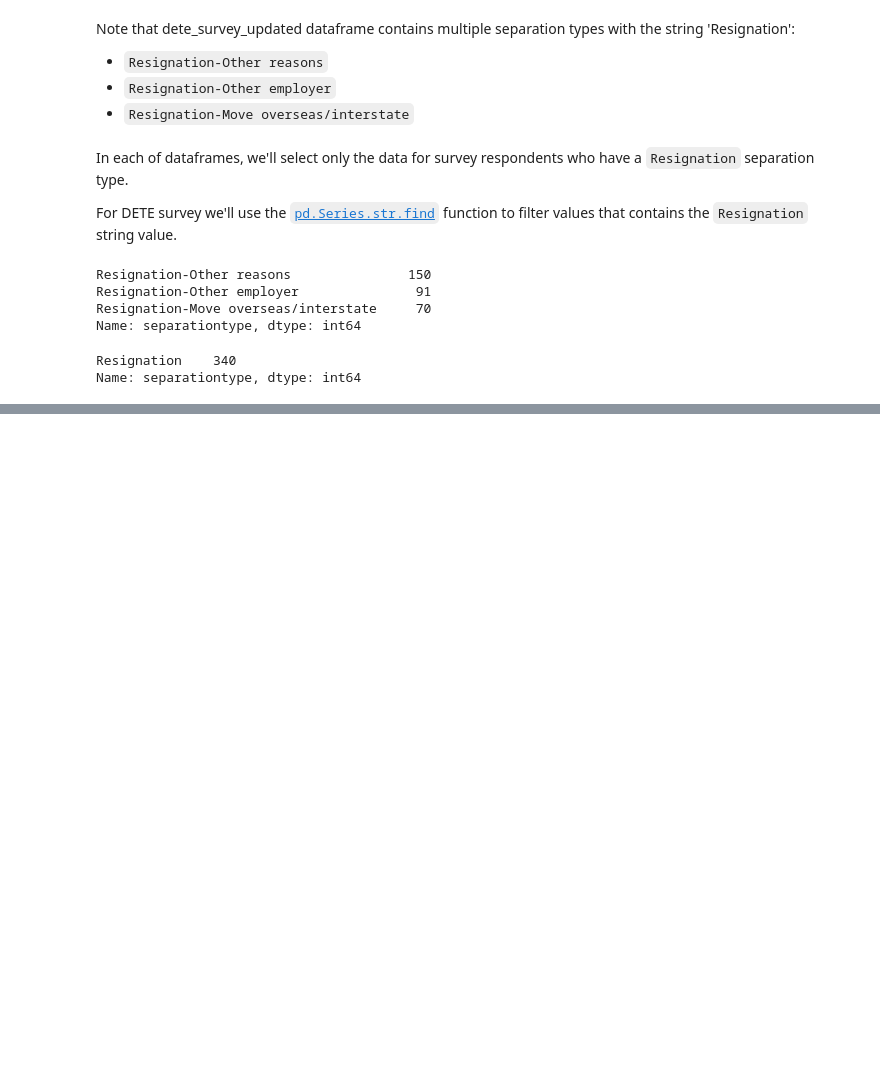
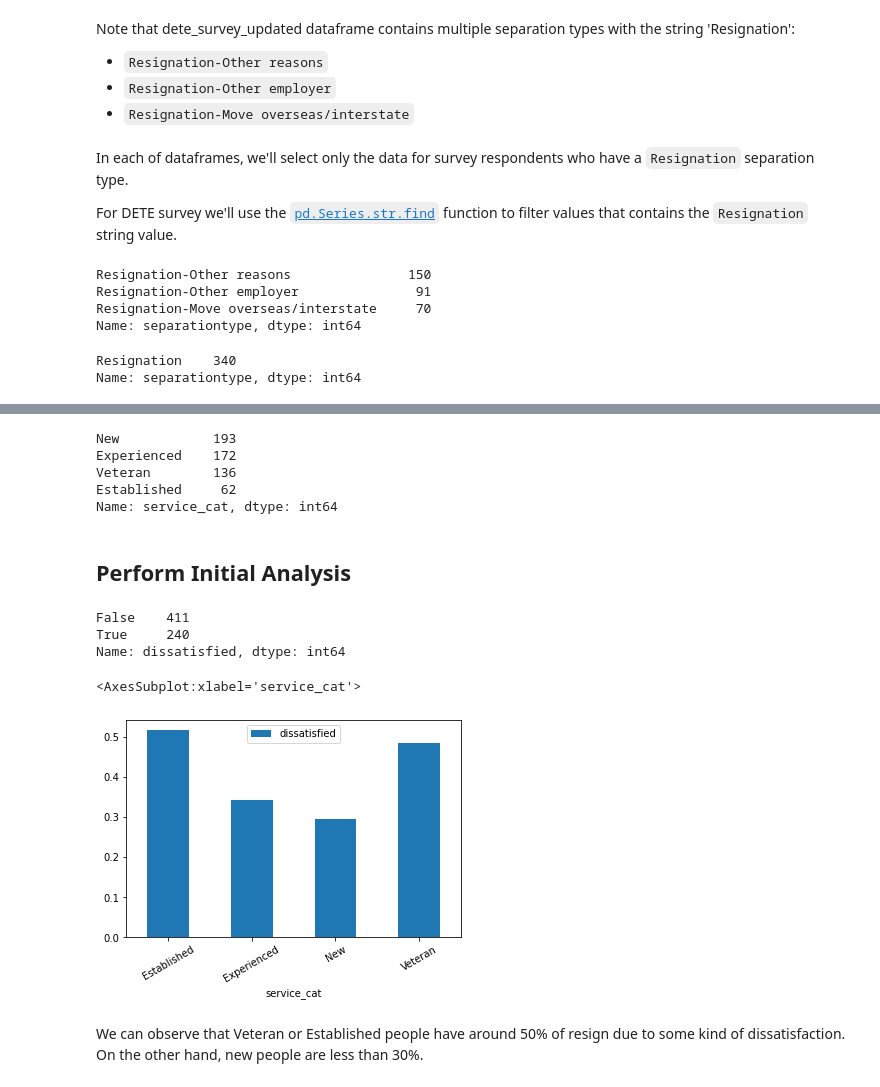
Before and after one commit to aguirredaniel/dataquest-projects, a Jupyter notebook: Clean_And_Analyze_Employee_Exit_Survey/basic.ipynb, the cells around one changed output, grey strips where cells are left out. Drawn from its saved outputs; the diff is of its cells as text; code cells hidden in the pictures; blank space fills up the shorter version.

Commit message:
10. Perform Initial Analysis

```diff
--- a/Clean_And_Analyze_Employee_Exit_Survey/basic.ipynb
+++ b/Clean_And_Analyze_Employee_Exit_Survey/basic.ipynb
@@ -537,0 +593,4 @@ dtype: int64
+# %%
+institute_service= institute_service.str.replace('Less than 1 year', '0.0')
+institute_service= institute_service.str.replace('More than 20 years', '20')
+institute_service.value_counts(dropna=False)
@@ -537,0 +615,39 @@ dtype: int64
+# %%
+institute_service = institute_service.astype(float)
+# %%
+def map_to_career_stages(years):
+    if pd.isnull(years):
+        return np.nan
+    if years < 3:
+        return 'New'
+    if years <= 6:
+        return 'Experienced'
+    if years <= 10:
+        return 'Established'
+    return 'Veteran'
+# %%
+combined_updated['institute_service'] = institute_service
+combined_updated['service_cat'] = institute_service.apply(map_to_career_stages)
+combined_updated['service_cat'].value_counts()
+# %% [output]
+New            193
+Experienced    172
+Veteran        136
+Established     62
+Name: service_cat, dtype: int64
+# %% [markdown]
+## Perform Initial Analysis
+# %%
+combined_updated['dissatisfied'].value_counts(dropna=False)
+# %% [output]
+False    411
+True     240
+Name: dissatisfied, dtype: int64
+# %%
+table = pd.pivot_table(combined_updated, values='dissatisfied', index='service_cat')
+table.plot(kind='bar', rot=30)
+# %% [output]
+<AxesSubplot:xlabel='service_cat'>
+[figure, added]
+# %% [markdown]
+We can observe that Veteran or Established people have around 50% of resign due to some kind of dissatisfaction. On the other hand, new people are less than 30%.
```
Also changed, not shown: parts of 63 cells of this notebook.
